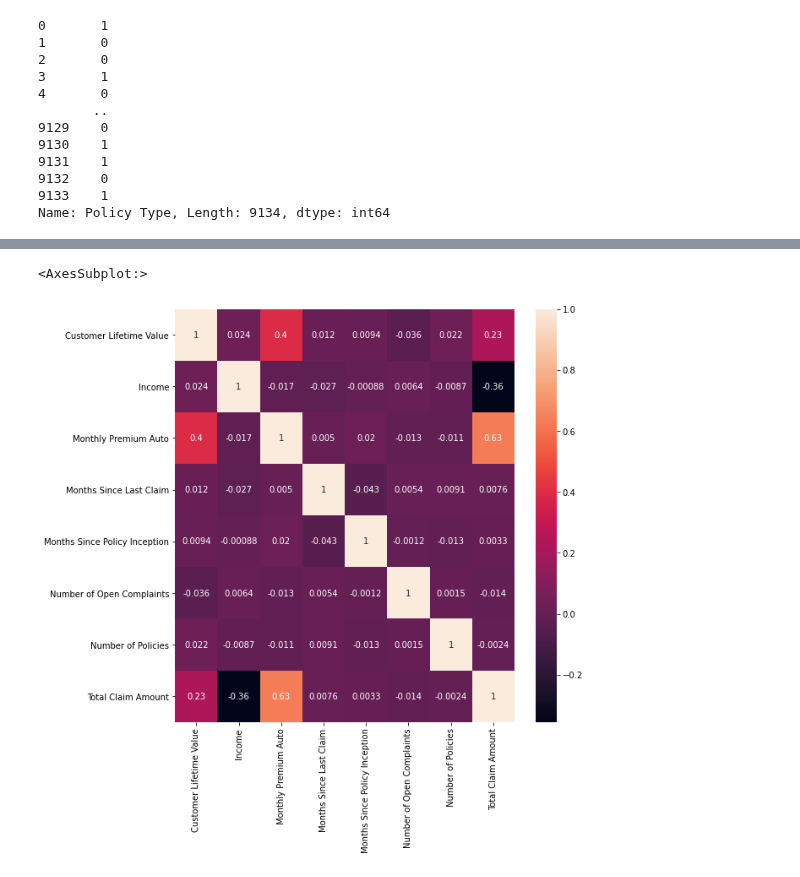
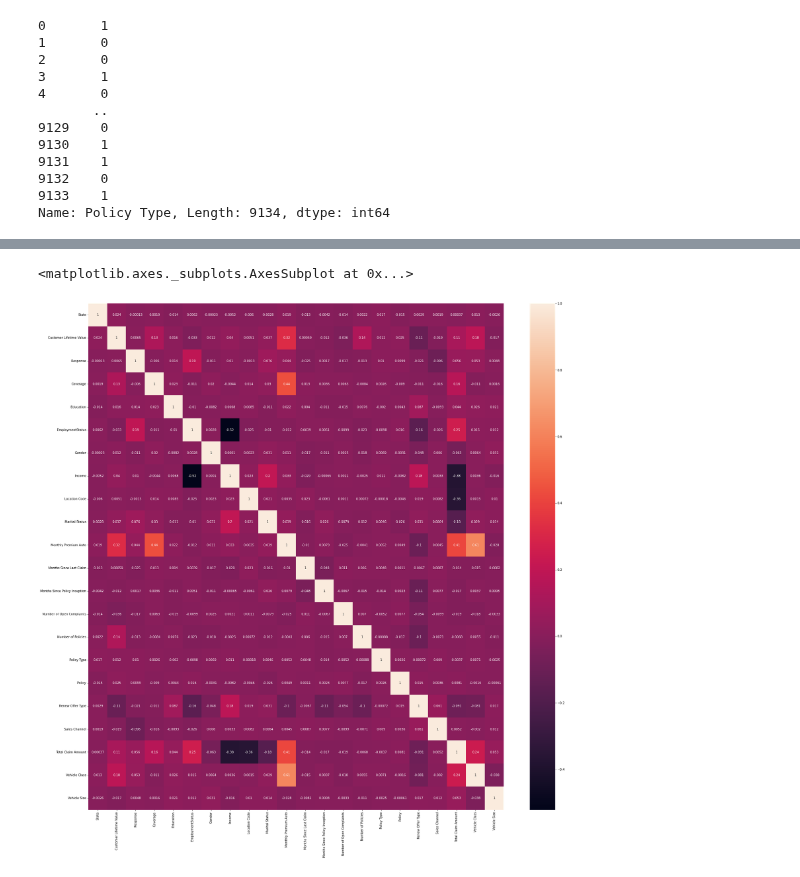
Before and after one commit to alexiaddiaz0907/DSC410, a Jupyter notebook: DSC410_week3_Copy1.ipynb, the cells around one changed output, grey strips where cells are left out. Drawn from its saved outputs; the diff is of its cells as text; code cells hidden in the pictures.

```diff
--- a/DSC410_week3_Copy1.ipynb
+++ b/DSC410_week3_Copy1.ipynb
@@ -212,4 +296,4 @@ Name: Policy Type, Length: 9134, dtype: int64
 # %%
-data.drop(['Response','Renew Offer Type', 'Sales Channel'],axis=1, inplace=True)
+data.drop(['Effective To Date','Customer'],axis=1, inplace=True)
 data.head()
 # %% [output]
@@ -254,0 +354,10 @@ continous_var.corr()
+# %%
+
+factor = 2
+upper_lim = data['Customer Lifetime Value'].mean () + data['Customer Lifetime Value'].std () * factor
+lower_lim = data['Customer Lifetime Value'].mean () - data['Customer Lifetime Value'].std () * factor
+
+no_outliers = data[(data['Customer Lifetime Value'] < upper_lim) & (data['Customer Lifetime Value'] > lower_lim)]
+no_outliers
+dataframe = no_outliers
+dataframe.shape
@@ -254,0 +366,9 @@ continous_var.corr()
+# %%
+factor = 2
+upper_lim = dataframe['Monthly Premium Auto'].mean () + dataframe['Monthly Premium Auto'].std () * factor
+lower_lim = dataframe['Monthly Premium Auto'].mean () - dataframe['Monthly Premium Auto'].std () * factor
+
+no_outliers = dataframe[(dataframe['Monthly Premium Auto'] < upper_lim) & (dataframe['Monthly Premium Auto'] > lower_lim)]
+no_outliers
+dataframe_2 = no_outliers
+dataframe_2.shape
@@ -254,0 +377,9 @@ continous_var.corr()
+# %%
+factor = 2
+upper_lim = dataframe_2['Total Claim Amount'].mean () + dataframe_2['Total Claim Amount'].std () * factor
+lower_lim = dataframe_2['Total Claim Amount'].mean () - dataframe_2['Total Claim Amount'].std () * factor
+
+no_outliers = dataframe_2[(dataframe_2['Total Claim Amount'] < upper_lim) & (dataframe_2['Total Claim Amount'] > lower_lim)]
+no_outliers
+dataframe_3 = no_outliers
+dataframe_3.shape
@@ -255,7 +434,7 @@ continous_var.corr()
 # %%
 #Plot corrlation matrix for better understanding
-plt.figure(figsize=(9,9))
-sns.heatmap(continous_var.corr(), annot=True)
+plt.figure(figsize=(30,30))
+sns.heatmap(dataframe_3.corr(), annot=True)
 # %% [output]
-<AxesSubplot:>
+<matplotlib.axes._subplots.AxesSubplot at 0x...>
-[figure, old version]
+[figure, new version]
```
Also changed, not shown: parts of 32 cells of this notebook.
